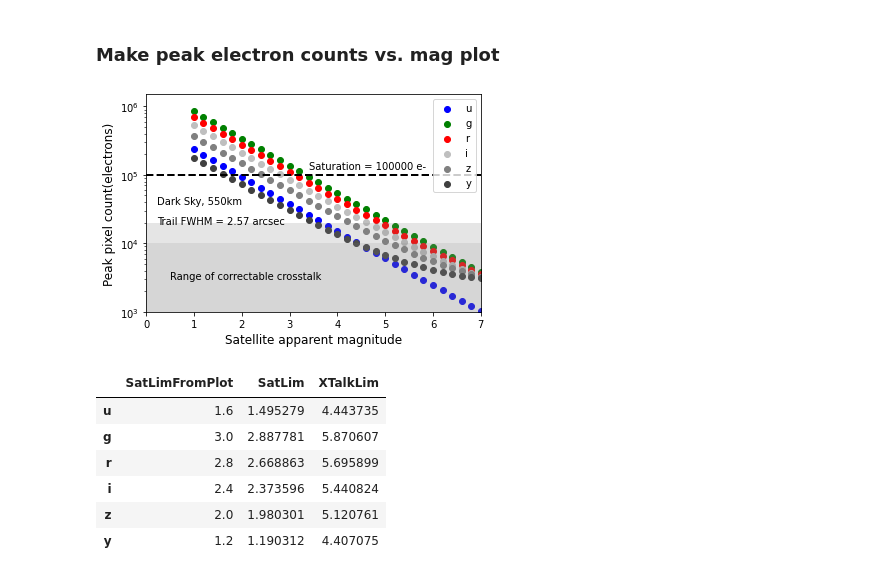
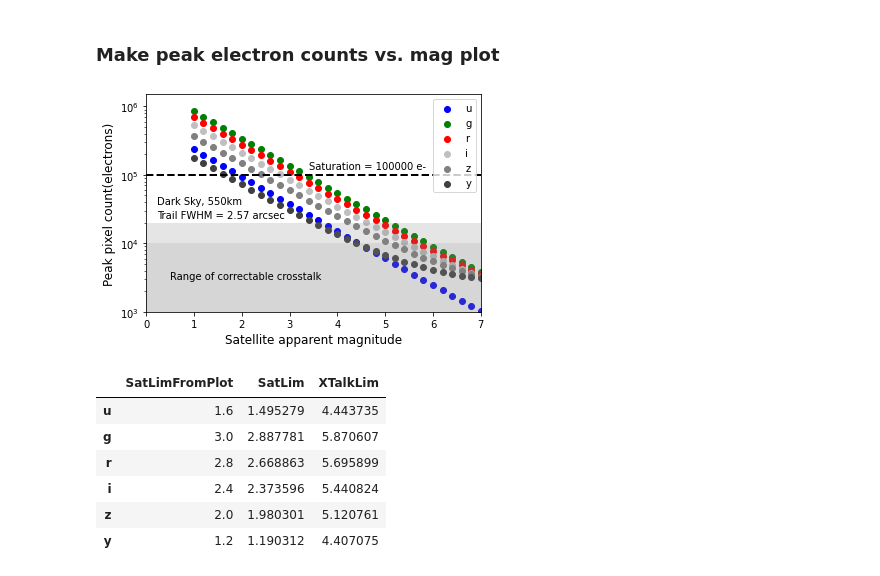
Before and after one commit to bxin/saturation_limit, a Jupyter notebook: saturation_limit_trail.ipynb, the cells around one changed output. Drawn from its saved outputs; the diff is of its cells as text; code cells hidden in the pictures.

Commit message:
plot label loc

```diff
--- a/saturation_limit_trail.ipynb
+++ b/saturation_limit_trail.ipynb
@@ -207,35 +207,35 @@ for i,f in enumerate(filterlist):
     flatsource.setFlatSED(wavelen_min=system[f].wavelen_min, wavelen_max=system[f].wavelen_max,
                               wavelen_step=system[f].wavelen_step)
     adu = flatsource.calcADU(system[f], photParams=photParams_dt)
     adu0 = adu*pRatio #a m=0 start produces this adu0 in the center pixel
     for m in range(31):
         mag = magLow+1 + 0.2 * m
         mags.append(mag)
         npeak = adu0*10**(-mag/2.5)+m5.skyCounts[f]
         npeaks.append(npeak)
     plt.scatter(mags, npeaks, label=f, color=colors[i])
     #print(npeak)
     #break
     d_plot.SatLimFromPlot.loc[f] = mags[np.argmax(np.array(npeaks)<full_well)]
 #plt.plot([magLow, magLow+7.0],[xtalk_limit, xtalk_limit], ls = '--', lw = 2, color='black')
 plt.text(magLow+0.5, xtalk_limit*0.3, "Range of correctable crosstalk", color = 'black')
 #plt.text(0.5, xtalk_limit*0.3, "crosstalk = %d e-"%xtalk_limit, color = 'black')
 plt.plot([magLow+0,magLow+7.0],[full_well2, full_well2], ls = '--', lw = 2, color='black')
 plt.text(magLow+3.4, full_well2*1.20, "Saturation = %d e-"%full_well2, color = 'black')
-plt.text(0.15, 0.43, "Trail FWHM = %.2f arcsec"%(fwhm_exp/pixel_size*plate_scale), color = 'black', transform=fig.transFigure)
+plt.text(0.15, 0.45, "Trail FWHM = %.2f arcsec"%(fwhm_exp/pixel_size*plate_scale), color = 'black', transform=fig.transFigure)
 plt.text(0.15, 0.5, "Dark Sky, 550km", color = 'black', transform=fig.transFigure)
 plt.legend(loc='upper right')
 plt.fill_between([magLow+0,magLow+7.0], [xtalk_limit, xtalk_limit], facecolor='grey', alpha=0.15)
 plt.fill_between([magLow+0,magLow+7.0], [2e4, 2e4], facecolor='grey', alpha=0.2)
 plt.yscale('log')
 plt.xlim(magLow+0,magLow+7.0)
 plt.ylim(1e3, 1.5e6)
 #plt.grid()
 plt.xlabel('Satellite apparent magnitude', fontsize=12)
 plt.ylabel('Peak pixel count(electrons)', fontsize=12);
 plt.savefig('Peak_count_by_band_550km_darkSky.pdf')
 # %% [output]
-[figure, old version]
+[figure, new version]
 # %%
 #check consistency with above calculations.
 d_plot.join(d)
```
Also changed, not shown: 3 other files.
